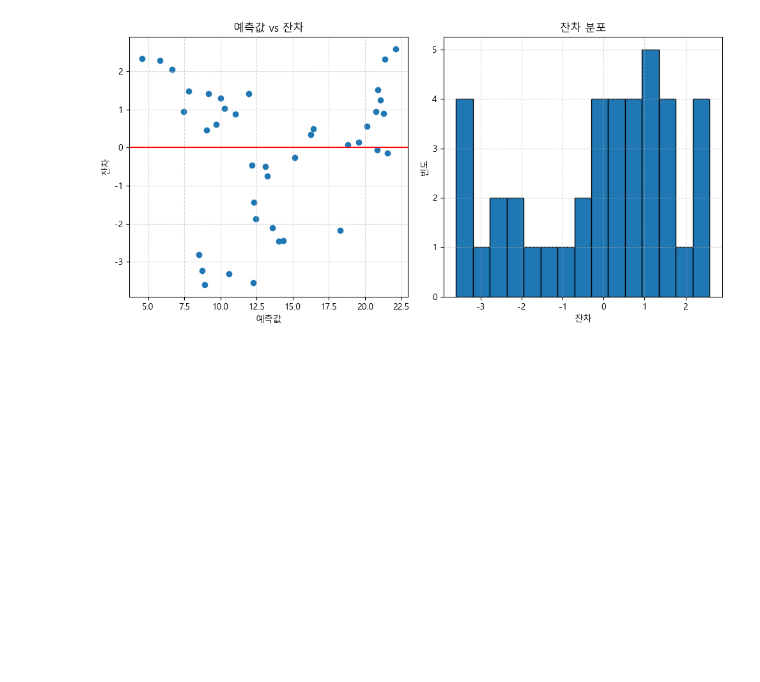
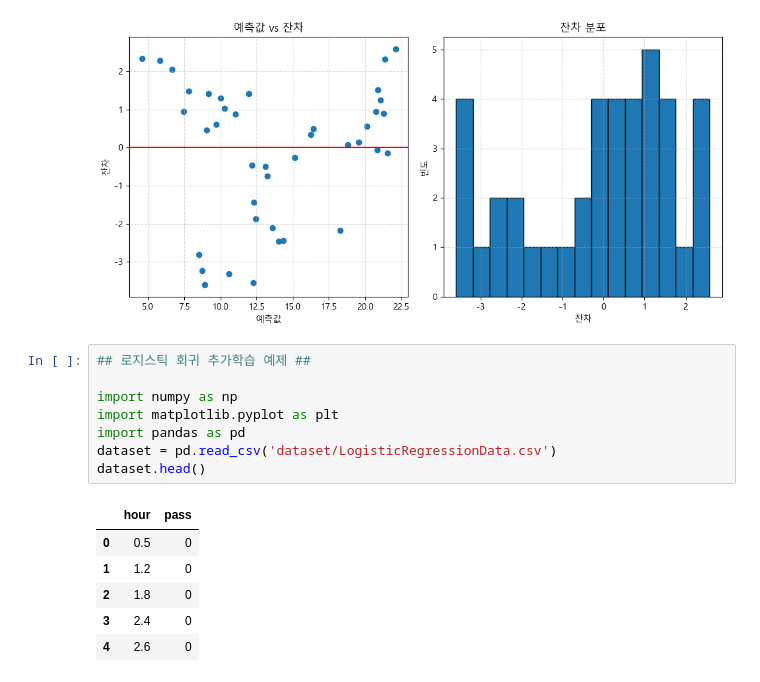
Before and after one commit to raisedeveloper/ai, a Jupyter notebook: regression.ipynb, the cells around one changed output. Drawn from its saved outputs; the diff is of its cells as text; blank space fills up the shorter version.

Commit message:
regression

```diff
--- a/regression.ipynb
+++ b/regression.ipynb
@@ -856,3 +856,18 @@ plt.show()
 [figure]
 [figure]
 [figure]
+# %%
+## 로지스틱 회귀 추가학습 예제 ##
+
+import numpy as np
+import matplotlib.pyplot as plt
+import pandas as pd
+dataset = pd.read_csv('dataset/LogisticRegressionData.csv')
+dataset.head()
+# %% [output]
+|  | hour | pass |
+| 0 | 0.5 | 0 |
+| 1 | 1.2 | 0 |
+| 2 | 1.8 | 0 |
+| 3 | 2.4 | 0 |
+| 4 | 2.6 | 0 |
```
Also changed, not shown: parts of 19 cells of this notebook, 1 other file.
